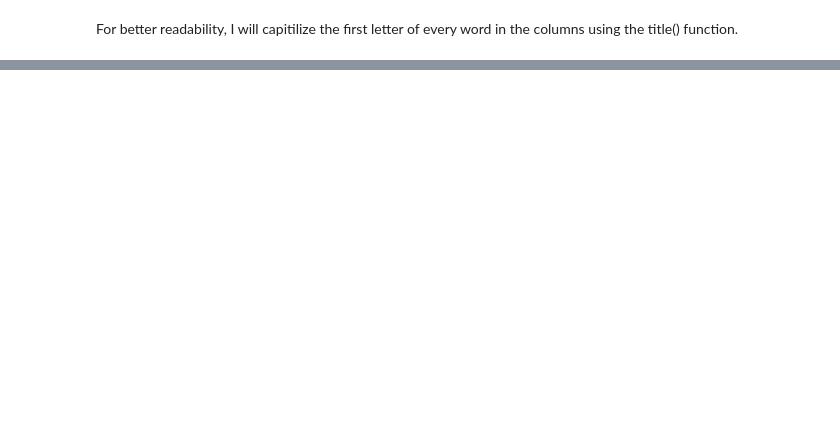
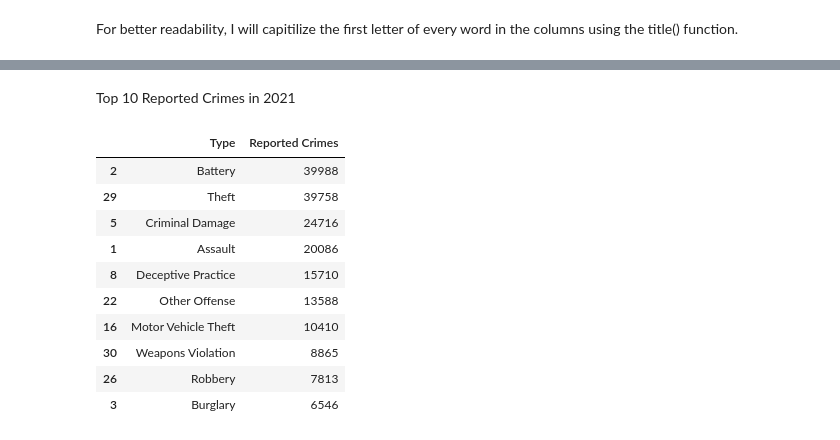
Before and after one commit to iweld/Python, a Jupyter notebook: chicago_crime_data_2021/chicago_crime_data_2021.ipynb, the cells around one changed output, grey strips where cells are left out. Cells and saved outputs as stored; diff of their text form; code cells hidden in the pictures; blank space fills up the shorter version.

```diff
--- a/chicago_crime_data_2021/chicago_crime_data_2021.ipynb
+++ b/chicago_crime_data_2021/chicago_crime_data_2021.ipynb
@@ -290,0 +259,16 @@ Name: Community, dtype: int64
+# %% [markdown]
+Top 10 Reported Crimes in 2021
+# %%
+crimes[['Type', 'Community']].groupby(['Type'])['Type'].count().reset_index(name='Reported Crimes').sort_values('Reported Crimes', ascending=False).head(10)
+# %% [output]
+|  | Type | Reported Crimes |
+| 2 | Battery | 39988 |
+| 29 | Theft | 39758 |
+| 5 | Criminal Damage | 24716 |
+| 1 | Assault | 20086 |
+| 8 | Deceptive Practice | 15710 |
+| 22 | Other Offense | 13588 |
+| 16 | Motor Vehicle Theft | 10410 |
+| 30 | Weapons Violation | 8865 |
+| 26 | Robbery | 7813 |
+| 3 | Burglary | 6546 |
```
Also changed, not shown: parts of 28 cells of this notebook.
